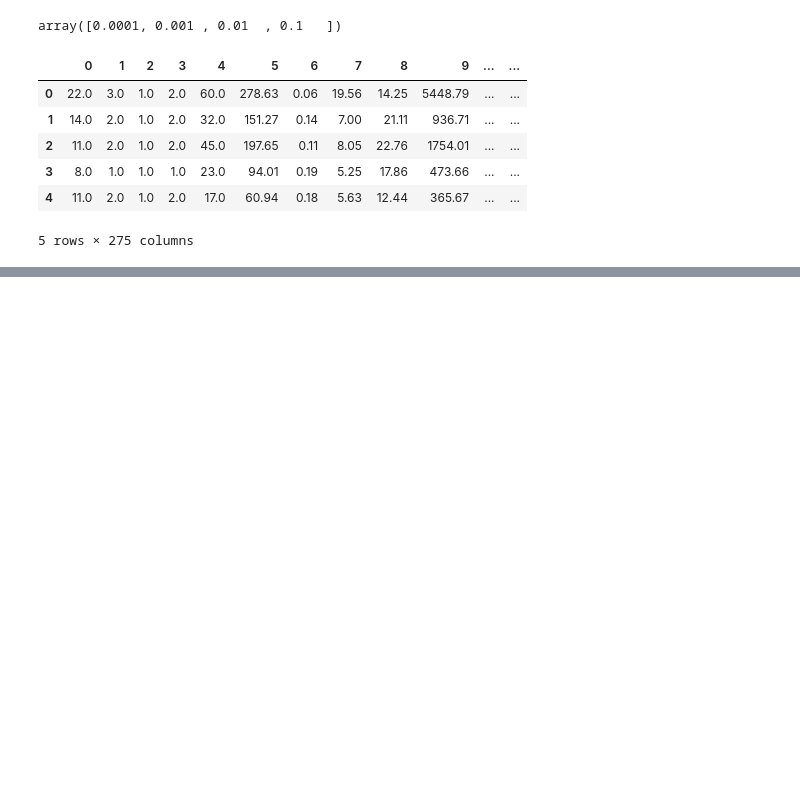
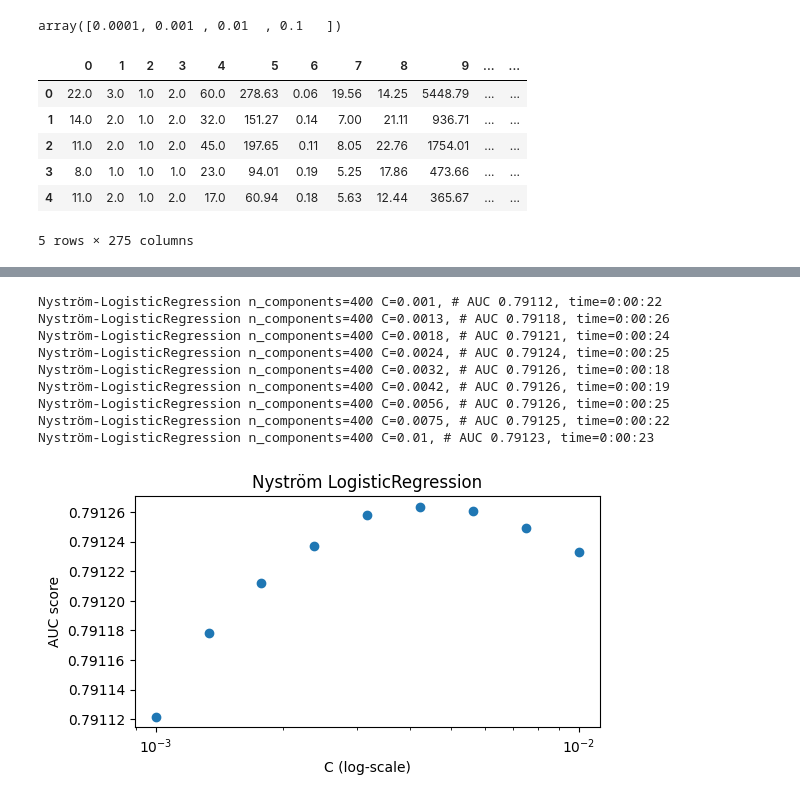
Before and after one commit to sajacaros/ml_project, a Jupyter notebook: sajacaros/review_ambrosm.ipynb, the cells around one changed output, grey strips where cells are left out. Saved outputs shown, nothing was run; the diff lists cells and outputs as text; code cells hidden in the pictures; blank space fills up the shorter version.

```diff
--- a/sajacaros/review_ambrosm.ipynb
+++ b/sajacaros/review_ambrosm.ipynb
@@ -326,0 +337,33 @@ Poly-LogisticRegression C=10, # AUC 0.78908, time=0:00:09
+# %%
+score_list = []
+n_components = 400
+for C in np.logspace(-3, -2, 9):
+    auc = cross_val(
+        make_pipeline(
+            FunctionTransformer(np.log1p),
+            Nystroem(n_components=n_components, random_state=61), # gamma = 1/21
+            StandardScaler(),
+            LogisticRegression(
+                dual=False,
+                C=C,
+                class_weight='balanced',
+                max_iter=1500,
+                random_state=61,
+                solver='newton-cholesky'
+            )
+        ),
+        f'Nyström-LogisticRegression {n_components=} {C=:.2g}'
+    )
+    score_list.append((C, auc))
+plot_score_list(score_list, 'Nyström LogisticRegression', 'C', 'log')
+# %% [output]
+Nyström-LogisticRegression n_components=400 C=0.001, # AUC 0.79112, time=0:00:22
+Nyström-LogisticRegression n_components=400 C=0.0013, # AUC 0.79118, time=0:00:26
+Nyström-LogisticRegression n_components=400 C=0.0018, # AUC 0.79121, time=0:00:24
+Nyström-LogisticRegression n_components=400 C=0.0024, # AUC 0.79124, time=0:00:25
+Nyström-LogisticRegression n_components=400 C=0.0032, # AUC 0.79126, time=0:00:18
+Nyström-LogisticRegression n_components=400 C=0.0042, # AUC 0.79126, time=0:00:19
+Nyström-LogisticRegression n_components=400 C=0.0056, # AUC 0.79126, time=0:00:25
+Nyström-LogisticRegression n_components=400 C=0.0075, # AUC 0.79125, time=0:00:22
+Nyström-LogisticRegression n_components=400 C=0.01, # AUC 0.79123, time=0:00:23
+[figure, added]
```
Also changed, not shown: parts of 19 cells of this notebook.
